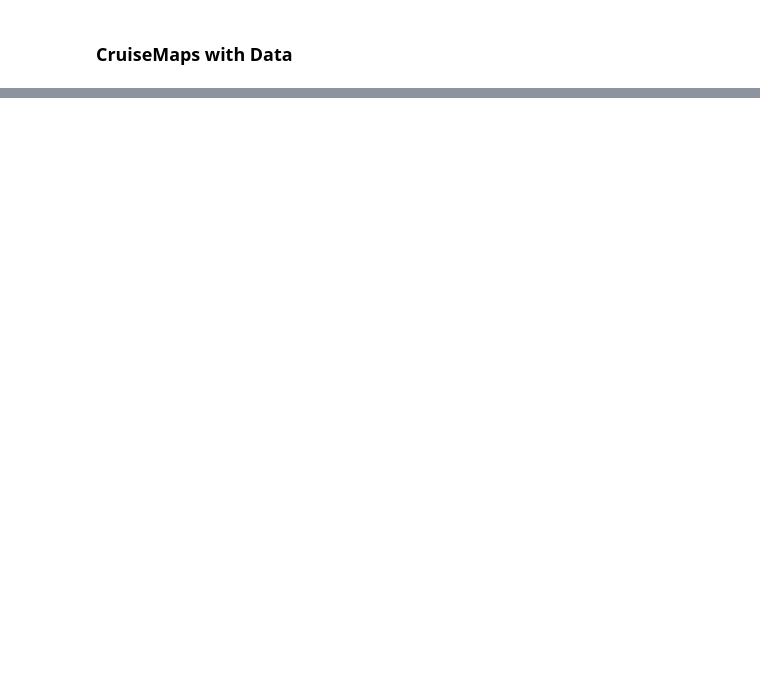
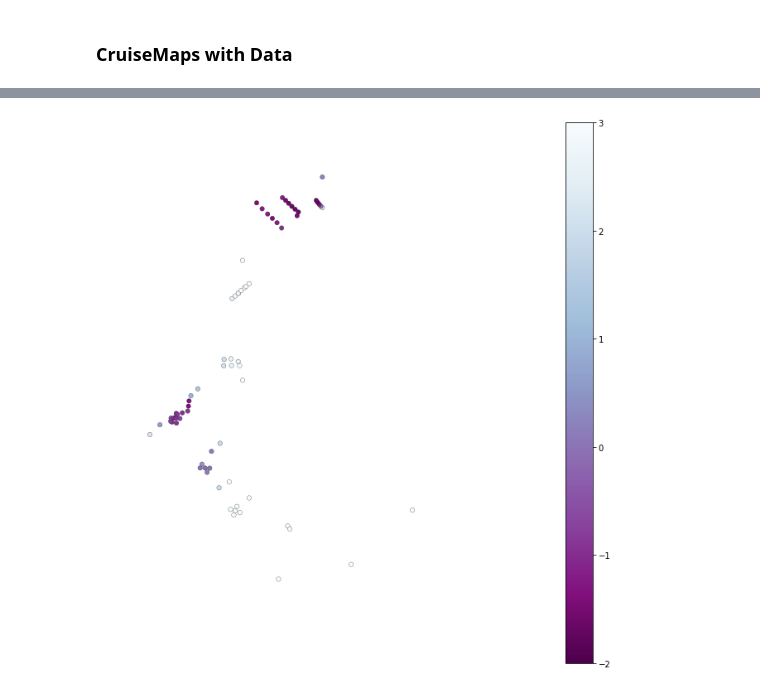
Before and after one commit to NOAA-PMEL/EcoFOCI_Jupyter_Notebooks, a Jupyter notebook: EcoFOCI_Cruises/BottomTemp_CruiseMap.ipynb, the cells around one changed output, grey strips where cells are left out. Saved outputs shown, nothing was run; the diff lists cells and outputs as text; code cells hidden in the pictures; blank space fills up the shorter version.

```diff
--- a/EcoFOCI_Cruises/BottomTemp_CruiseMap.ipynb
+++ b/EcoFOCI_Cruises/BottomTemp_CruiseMap.ipynb
@@ -56,30 +56,37 @@ data
 # %%
-projection=ccrs.LambertConformal(central_longitude=-160.0)
+projection=ccrs.LambertConformal(central_longitude=-170.0)
 transformation=ccrs.PlateCarree()
 
 land_50m = cfeature.NaturalEarthFeature('physical', 'land', '50m',
                                                 edgecolor='face',
                                                 facecolor='1.0')
 
 fig,ax = make_map(projection=projection)
 
+"""
 ax.pcolormesh(bathy_sub.longitude, bathy_sub.latitude,
               bathy_sub.topo, cmap=cmocean.cm.gray,
               vmin=-3000,vmax=100,
               transform=transformation)
+
 """
-c = ax.scatter(data.longitude, data.latitude, s=15,
-                               c=data.t090C, cmap=cmocean.cm.thermal,
+c = ax.scatter(data.longitude, data.latitude, s=30, vmin=-2, vmax=3,
+                               edgecolor='k', linewidths=.25,
+                               c=data.t090C, cmap='BuPu_r',
                                transform=transformation)
 """
 
 c = ax.scatter(data.longitude, data.latitude, s=15,
                                c=data.sal00, cmap=cmocean.cm.haline,
                                transform=transformation)
+"""
 plt.colorbar(c)
-ax.add_feature(land_50m)
-ax.coastlines(resolution='10m')
+#ax.add_feature(land_50m)
+#ax.coastlines(resolution='10m')
 ax.set_extent(extent)
 
-
-fig.savefig('DY2012_BTMsal.png',dpi=300)
+fig.patch.set_visible(False)
+ax.axis('off')
+fig.savefig('DY2012_Bottom_Transparent_pointsonly.png',dpi=300, transparent=True)
+# %% [output]
+[figure, added]
```
Also changed, not shown: parts of 2 cells of this notebook, 19 other files.
